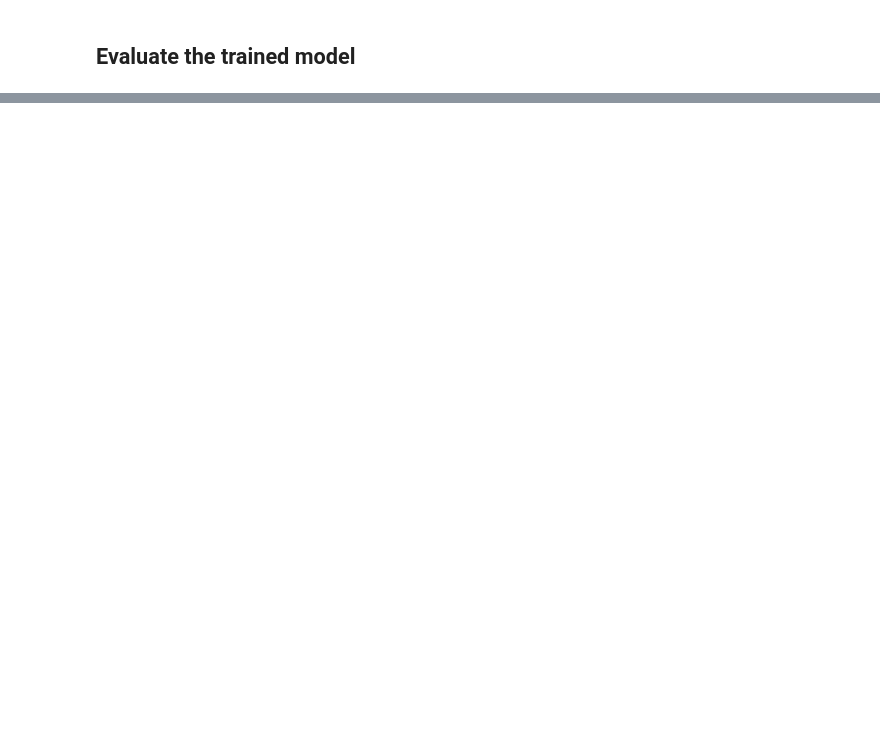
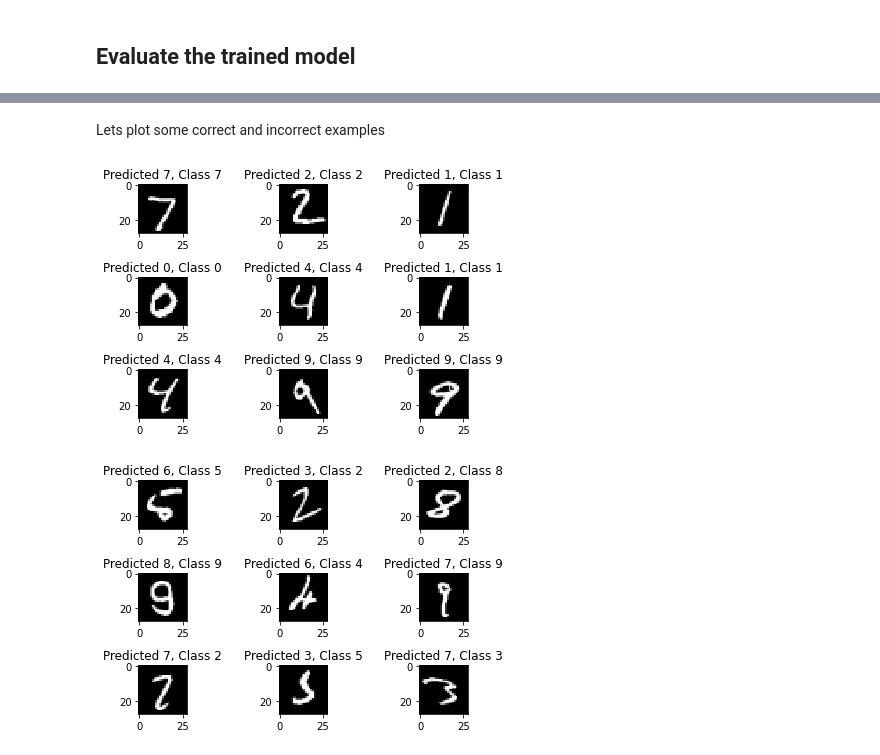
Before and after one commit to ykkimhgu/DLIP-src, a Jupyter notebook: Tutorial_MNIST_MLP_Keras_2021.ipynb, the cells around one changed output, grey strips where cells are left out. Drawn from its saved outputs; the diff is of its cells as text; code cells hidden in the pictures; blank space fills up the shorter version.

```diff
--- a/Tutorial_MNIST_MLP_Keras_2021.ipynb
+++ b/Tutorial_MNIST_MLP_Keras_2021.ipynb
@@ -225,0 +274,13 @@ Test accuracy:  0.9749000072479248
+# %% [markdown]
+Lets plot some correct and incorrect examples
+# %%
+pyplot.figure()
+for i, correct in enumerate(correct_indices[:9]):
+    pyplot.subplot(3,3,i+1)
+    pyplot.imshow(x_test[correct].reshape(28,28), cmap='gray', interpolation='none')
+    pyplot.title("Predicted {}, Class {}".format(predicted_classes[correct], y_test_org[correct]))
+
+pyplot.tight_layout()
+# %% [output]
+[figure, added]
+[figure, added]
```
Also changed, not shown: parts of 22 cells of this notebook.
